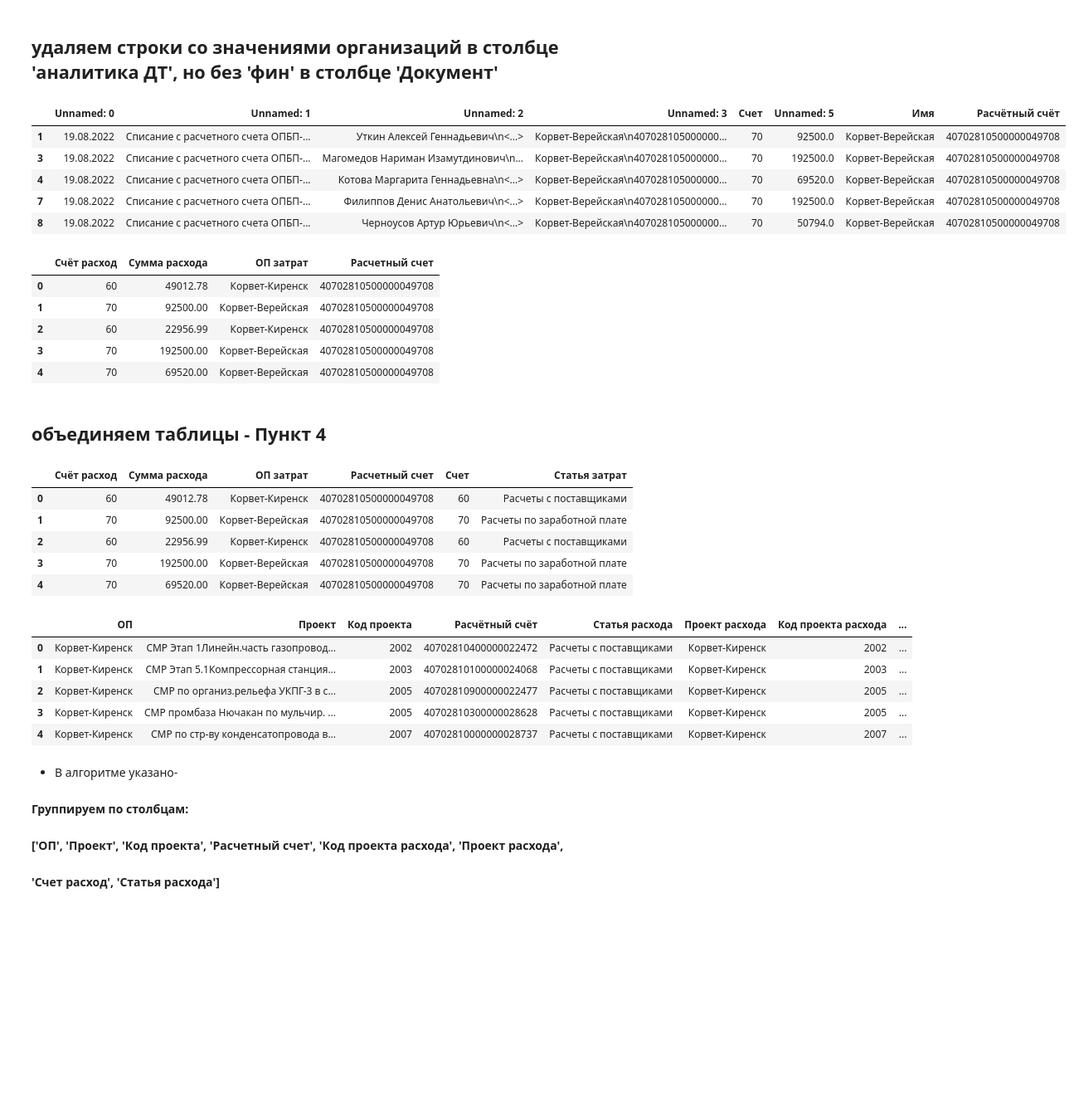
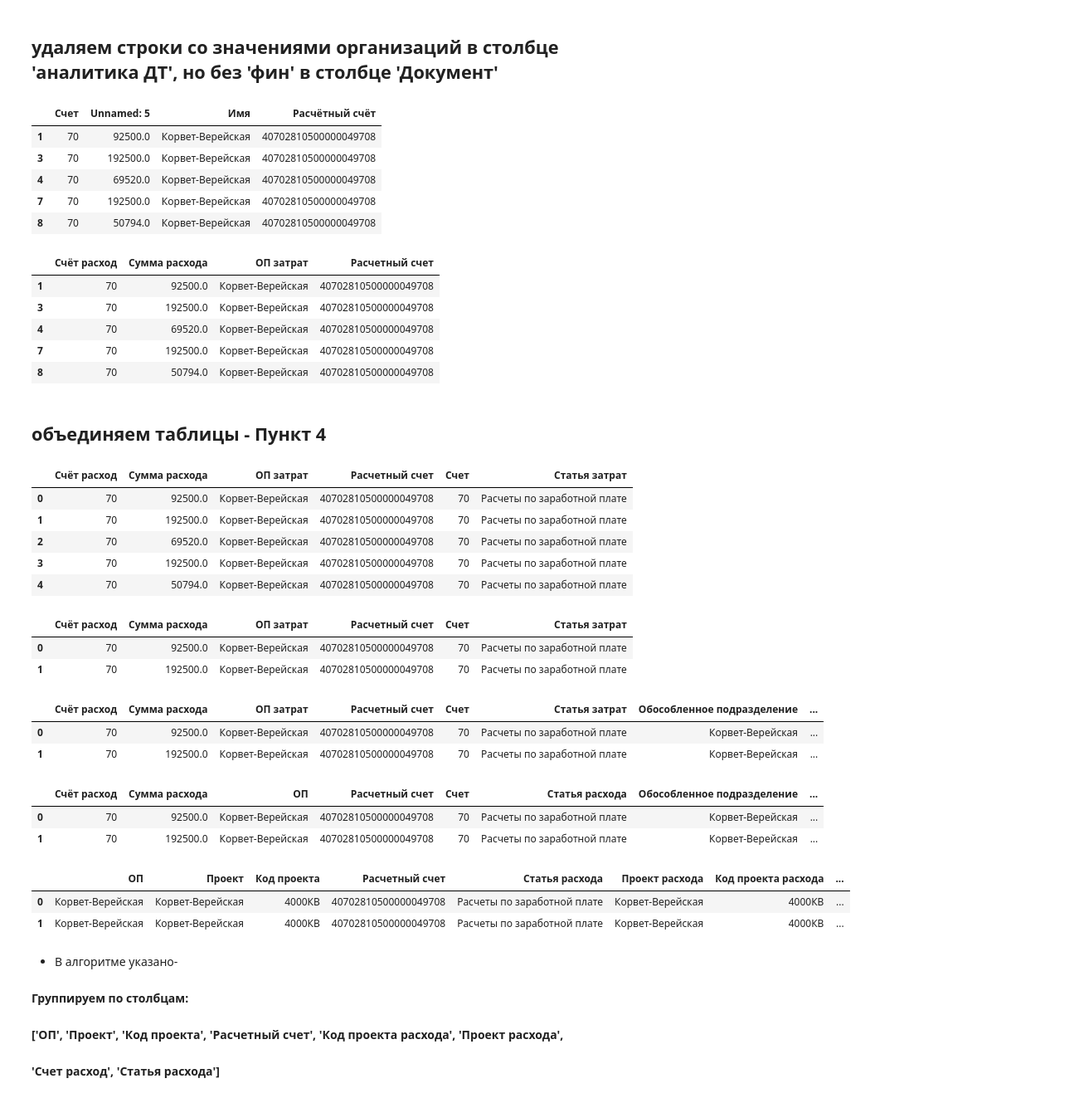
Before and after one commit to anfisso666/projects, a Jupyter notebook: ОП.ipynb, the cells around one changed output. Shown at 83% size. Saved outputs shown, nothing was run; the diff lists cells and outputs as text; code cells hidden in the pictures; blank space fills up the shorter version.

```diff
--- a/ОП.ipynb
+++ b/ОП.ipynb
@@ -70,19 +69,19 @@ fin_truth = ct_51.loc[ct_51["Unnamed: 1"].str.contains(pattern_stay, case=False)
 without_fin = without_fin.loc[~without_fin["Unnamed: 2"].str.contains(pattern, case=False)]
 # %%
 # Соединяем таблицы
-df = pd.concat((without_fin, fin_truth), axis=0)
+ct_51 = pd.concat((without_fin, fin_truth), axis=0)
 # %%
 # Удаляем столбцы
 ct_51 = ct_51.drop(['Unnamed: 0', 'Unnamed: 1', 'Unnamed: 2', 'Unnamed: 3'], axis=1)
 # %%
-df.head()
+ct_51.head()
 # %% [output]
-|  | Unnamed: 0 | Unnamed: 1 | Unnamed: 2 | Unnamed: 3 | Счет | Unnamed: 5 | Имя | Расчётный счёт |
-| 1 | 19.08.2022 | Списание с расчетного счета ОПБП-... | Уткин Алексей Геннадьевич\n<...> | Корвет-Верейская\n407028105000000... | 70 | 92500.0 | Корвет-Верейская | 40702810500000049708 |
-| 3 | 19.08.2022 | Списание с расчетного счета ОПБП-... | Магомедов Нариман Изамутдинович\n... | Корвет-Верейская\n407028105000000... | 70 | 192500.0 | Корвет-Верейская | 40702810500000049708 |
-| 4 | 19.08.2022 | Списание с расчетного счета ОПБП-... | Котова Маргарита Геннадьевна\n<...> | Корвет-Верейская\n407028105000000... | 70 | 69520.0 | Корвет-Верейская | 40702810500000049708 |
-| 7 | 19.08.2022 | Списание с расчетного счета ОПБП-... | Филиппов Денис Анатольевич\n<...> | Корвет-Верейская\n407028105000000... | 70 | 192500.0 | Корвет-Верейская | 40702810500000049708 |
-| 8 | 19.08.2022 | Списание с расчетного счета ОПБП-... | Черноусов Артур Юрьевич\n<...> | Корвет-Верейская\n407028105000000... | 70 | 50794.0 | Корвет-Верейская | 40702810500000049708 |
+|  | Счет | Unnamed: 5 | Имя | Расчётный счёт |
+| 1 | 70 | 92500.0 | Корвет-Верейская | 40702810500000049708 |
+| 3 | 70 | 192500.0 | Корвет-Верейская | 40702810500000049708 |
+| 4 | 70 | 69520.0 | Корвет-Верейская | 40702810500000049708 |
+| 7 | 70 | 192500.0 | Корвет-Верейская | 40702810500000049708 |
+| 8 | 70 | 50794.0 | Корвет-Верейская | 40702810500000049708 |
 # %%
 # Именуем колонки
 ct_51.columns = ['Счёт расход', 'Сумма расхода', 'ОП затрат', 'Расчетный счет']
@@ -90,11 +89,11 @@ ct_51.columns = ['Счёт расход', 'Сумма расхода', 'ОП з
 ct_51.head()
 # %% [output]
 |  | Счёт расход | Сумма расхода | ОП затрат | Расчетный счет |
-| 0 | 60 | 49012.78 | Корвет-Киренск | 40702810500000049708 |
-| 1 | 70 | 92500.00 | Корвет-Верейская | 40702810500000049708 |
-| 2 | 60 | 22956.99 | Корвет-Киренск | 40702810500000049708 |
-| 3 | 70 | 192500.00 | Корвет-Верейская | 40702810500000049708 |
-| 4 | 70 | 69520.00 | Корвет-Верейская | 40702810500000049708 |
+| 1 | 70 | 92500.0 | Корвет-Верейская | 40702810500000049708 |
+| 3 | 70 | 192500.0 | Корвет-Верейская | 40702810500000049708 |
+| 4 | 70 | 69520.0 | Корвет-Верейская | 40702810500000049708 |
+| 7 | 70 | 192500.0 | Корвет-Верейская | 40702810500000049708 |
+| 8 | 70 | 50794.0 | Корвет-Верейская | 40702810500000049708 |
 # %% [markdown]
  ## объединяем таблицы - Пункт 4
 # %%
@@ -104,9 +103,9 @@ ct_51 = ct_51.merge(cost_items, how='left', left_on=['Счёт расход'], r
 ct_51.head()
 # %% [output]
 |  | Счёт расход | Сумма расхода | ОП затрат | Расчетный счет | Счет | Статья затрат |
-| 0 | 60 | 49012.78 | Корвет-Киренск | 40702810500000049708 | 60 | Расчеты с поставщиками |
-| 1 | 70 | 92500.00 | Корвет-Верейская | 40702810500000049708 | 70 | Расчеты по заработной плате |
-| 2 | 60 | 22956.99 | Корвет-Киренск | 40702810500000049708 | 60 | Расчеты с поставщиками |
-| 3 | 70 | 192500.00 | Корвет-Верейская | 40702810500000049708 | 70 | Расчеты по заработной плате |
-| 4 | 70 | 69520.00 | Корвет-Верейская | 40702810500000049708 | 70 | Расчеты по заработной плате |
+| 0 | 70 | 92500.0 | Корвет-Верейская | 40702810500000049708 | 70 | Расчеты по заработной плате |
+| 1 | 70 | 192500.0 | Корвет-Верейская | 40702810500000049708 | 70 | Расчеты по заработной плате |
+| 2 | 70 | 69520.0 | Корвет-Верейская | 40702810500000049708 | 70 | Расчеты по заработной плате |
+| 3 | 70 | 192500.0 | Корвет-Верейская | 40702810500000049708 | 70 | Расчеты по заработной плате |
+| 4 | 70 | 50794.0 | Корвет-Верейская | 40702810500000049708 | 70 | Расчеты по заработной плате |
 # %%
@@ -114,3 +113,9 @@ ct_51.head()
 ct_51 = ct_51.replace({'ОП затрат' : {'Основное подразделение ЗУП': 'Основное подразделение',
                               'Основное подразделение  ': 'Основное подразделение'}})
+# %%
+ct_51.head(2)
+# %% [output]
+|  | Счёт расход | Сумма расхода | ОП затрат | Расчетный счет | Счет | Статья затрат |
+| 0 | 70 | 92500.0 | Корвет-Верейская | 40702810500000049708 | 70 | Расчеты по заработной плате |
+| 1 | 70 | 192500.0 | Корвет-Верейская | 40702810500000049708 | 70 | Расчеты по заработной плате |
 # %%
@@ -118,6 +123,12 @@ ct_51 = ct_51.replace({'ОП затрат' : {'Основное подразде
 ct_51 = ct_51.merge(ss_project_invoice,
                     how='inner', left_on=['ОП затрат'],
                     right_on=['Обособленное подразделение'])
+# %%
+ct_51.head(2)
+# %% [output]
+|  | Счёт расход | Сумма расхода | ОП затрат | Расчетный счет | Счет | Статья затрат | Обособленное подразделение | ... |
+| 0 | 70 | 92500.0 | Корвет-Верейская | 40702810500000049708 | 70 | Расчеты по заработной плате | Корвет-Верейская | ... |
+| 1 | 70 | 192500.0 | Корвет-Верейская | 40702810500000049708 | 70 | Расчеты по заработной плате | Корвет-Верейская | ... |
 # %%
 # новые столбцы
 ct_51['Проект расхода'] = ct_51['ОП затрат']
@@ -127,15 +139,19 @@ ct_51.rename(columns={'ОП затрат': 'ОП', 'Расчетные счет
+# %%
+ct_51.head(2)
+# %% [output]
+|  | Счёт расход | Сумма расхода | ОП | Расчетный счет | Счет | Статья расхода | Обособленное подразделение | ... |
+| 0 | 70 | 92500.0 | Корвет-Верейская | 40702810500000049708 | 70 | Расчеты по заработной плате | Корвет-Верейская | ... |
+| 1 | 70 | 192500.0 | Корвет-Верейская | 40702810500000049708 | 70 | Расчеты по заработной плате | Корвет-Верейская | ... |
 # %%
 # Меняем порядок столбцов
-ct_51 = ct_51.reindex(columns=['ОП', 'Проект', 'Код проекта', 'Расчётный счёт', 'Статья расхода', 'Проект расхода',
+ct_51 = ct_51.reindex(columns=['ОП', 'Проект', 'Код проекта', 'Расчетный счет', 'Статья расхода', 'Проект расхода',
                                'Код проекта расхода', 'Сумма расхода'])
-ct_51.head()
-# %% [output]
-|  | ОП | Проект | Код проекта | Расчётный счёт | Статья расхода | Проект расхода | Код проекта расхода | ... |
-| 0 | Корвет-Киренск | СМР Этап 1Линейн.часть газопровод... | 2002 | 40702810400000022472 | Расчеты с поставщиками | Корвет-Киренск | 2002 | ... |
-| 1 | Корвет-Киренск | СМР Этап 5.1Компрессорная станция... | 2003 | 40702810100000024068 | Расчеты с поставщиками | Корвет-Киренск | 2003 | ... |
-| 2 | Корвет-Киренск | СМР по организ.рельефа УКПГ-3 в с... | 2005 | 40702810900000022477 | Расчеты с поставщиками | Корвет-Киренск | 2005 | ... |
-| 3 | Корвет-Киренск | СМР промбаза Нючакан по мульчир. ... | 2005 | 40702810300000028628 | Расчеты с поставщиками | Корвет-Киренск | 2005 | ... |
-| 4 | Корвет-Киренск | СМР по стр-ву конденсатопровода в... | 2007 | 40702810000000028737 | Расчеты с поставщиками | Корвет-Киренск | 2007 | ... |
+# %%
+ct_51.head(2)
+# %% [output]
+|  | ОП | Проект | Код проекта | Расчетный счет | Статья расхода | Проект расхода | Код проекта расхода | ... |
+| 0 | Корвет-Верейская | Корвет-Верейская | 4000КВ | 40702810500000049708 | Расчеты по заработной плате | Корвет-Верейская | 4000КВ | ... |
+| 1 | Корвет-Верейская | Корвет-Верейская | 4000КВ | 40702810500000049708 | Расчеты по заработной плате | Корвет-Верейская | 4000КВ | ... |
 # %% [markdown]
 - В алгоритме указано-
 #### Группируем по столбцам:
```
Also changed, not shown: parts of 12 cells of this notebook.
